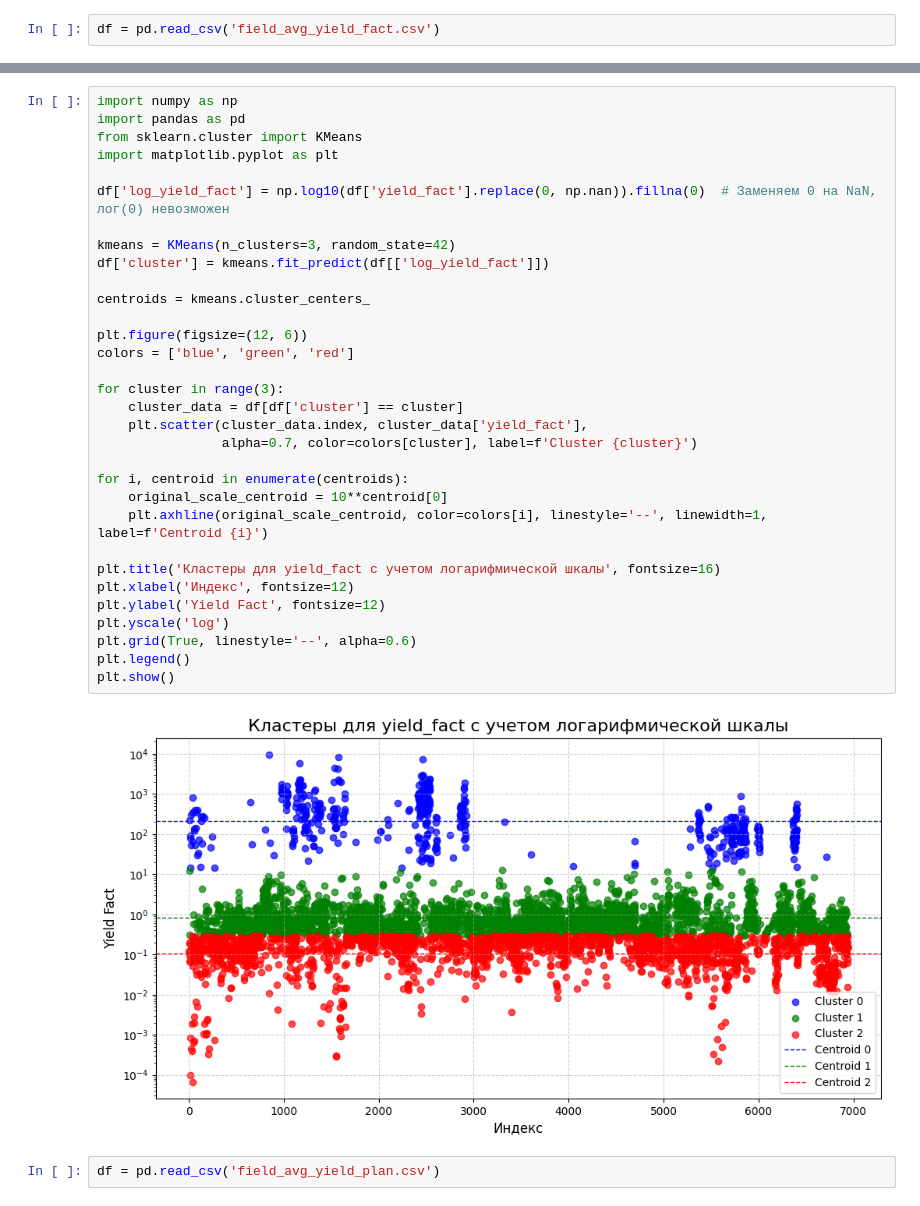
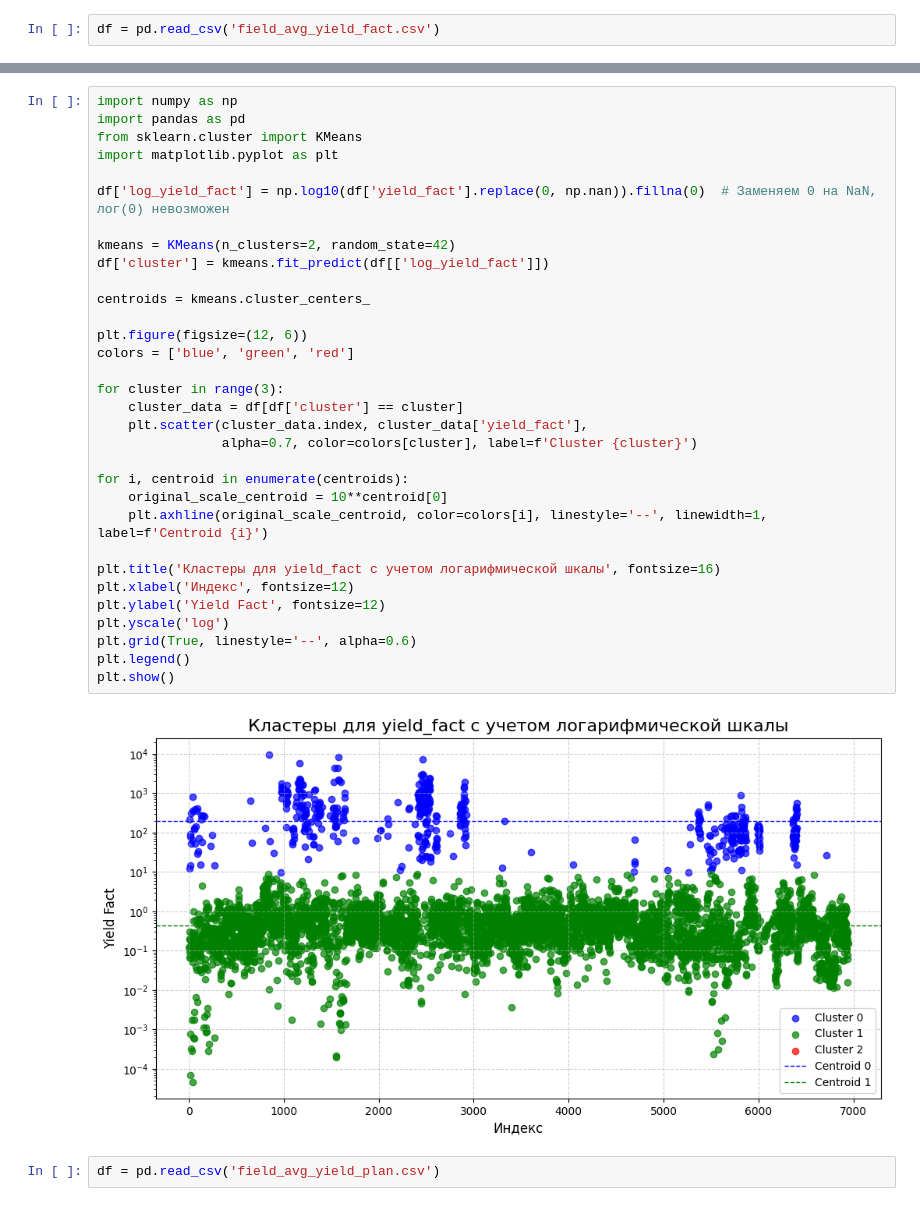
Before and after one commit to MCtop4ik/Econiva-DANO-2024, a Jupyter notebook: newPreAnalysis.ipynb, the cells around one changed output, grey strips where cells are left out. Saved outputs shown, nothing was run; the diff lists cells and outputs as text.

```diff
--- a/newPreAnalysis.ipynb
+++ b/newPreAnalysis.ipynb
@@ -24,35 +26,35 @@ import numpy as np
 import pandas as pd
 from sklearn.cluster import KMeans
 import matplotlib.pyplot as plt
 
 df['log_yield_fact'] = np.log10(df['yield_fact'].replace(0, np.nan)).fillna(0)  # Заменяем 0 на NaN, лог(0) невозможен
 
-kmeans = KMeans(n_clusters=3, random_state=42)
+kmeans = KMeans(n_clusters=2, random_state=42)
 df['cluster'] = kmeans.fit_predict(df[['log_yield_fact']])
 
 centroids = kmeans.cluster_centers_
 
 plt.figure(figsize=(12, 6))
 colors = ['blue', 'green', 'red']
 
 for cluster in range(3):
     cluster_data = df[df['cluster'] == cluster]
     plt.scatter(cluster_data.index, cluster_data['yield_fact'],
                 alpha=0.7, color=colors[cluster], label=f'Cluster {cluster}')
 
 for i, centroid in enumerate(centroids):
     original_scale_centroid = 10**centroid[0]
     plt.axhline(original_scale_centroid, color=colors[i], linestyle='--', linewidth=1, label=f'Centroid {i}')
 
 plt.title('Кластеры для yield_fact с учетом логарифмической шкалы', fontsize=16)
 plt.xlabel('Индекс', fontsize=12)
 plt.ylabel('Yield Fact', fontsize=12)
 plt.yscale('log')
 plt.grid(True, linestyle='--', alpha=0.6)
 plt.legend()
 plt.show()
 # %% [output]
-[figure, old version]
+[figure, new version]
 # %%
 df = pd.read_csv('field_avg_yield_plan.csv')
 # %%
```
Also changed, not shown: parts of 3 cells of this notebook, 19 other files.
